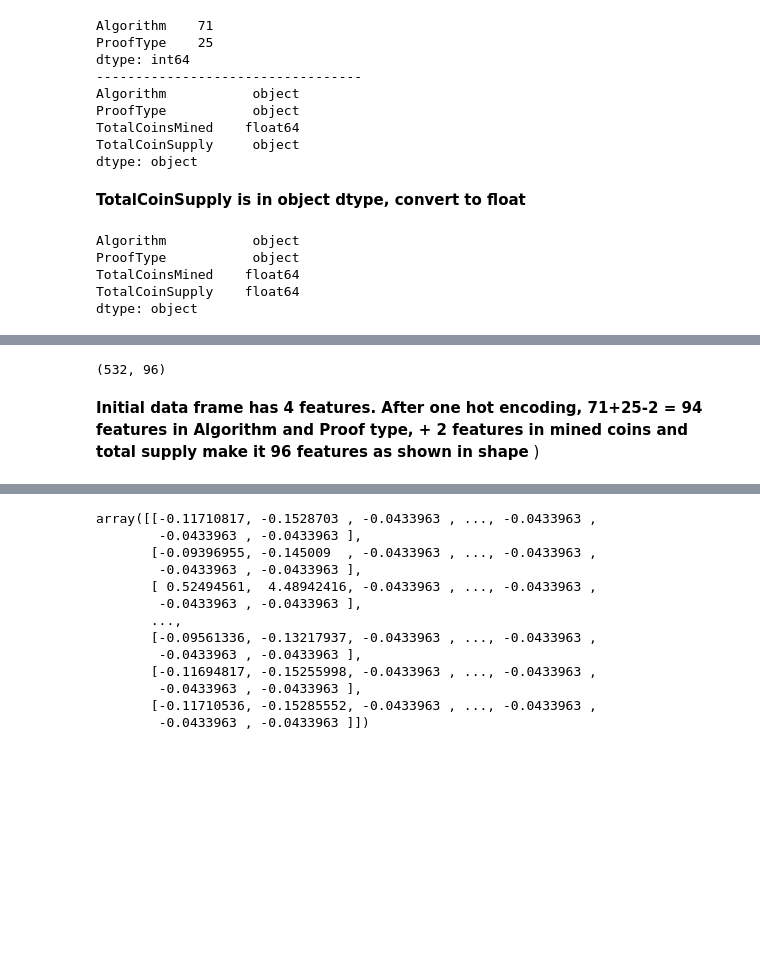
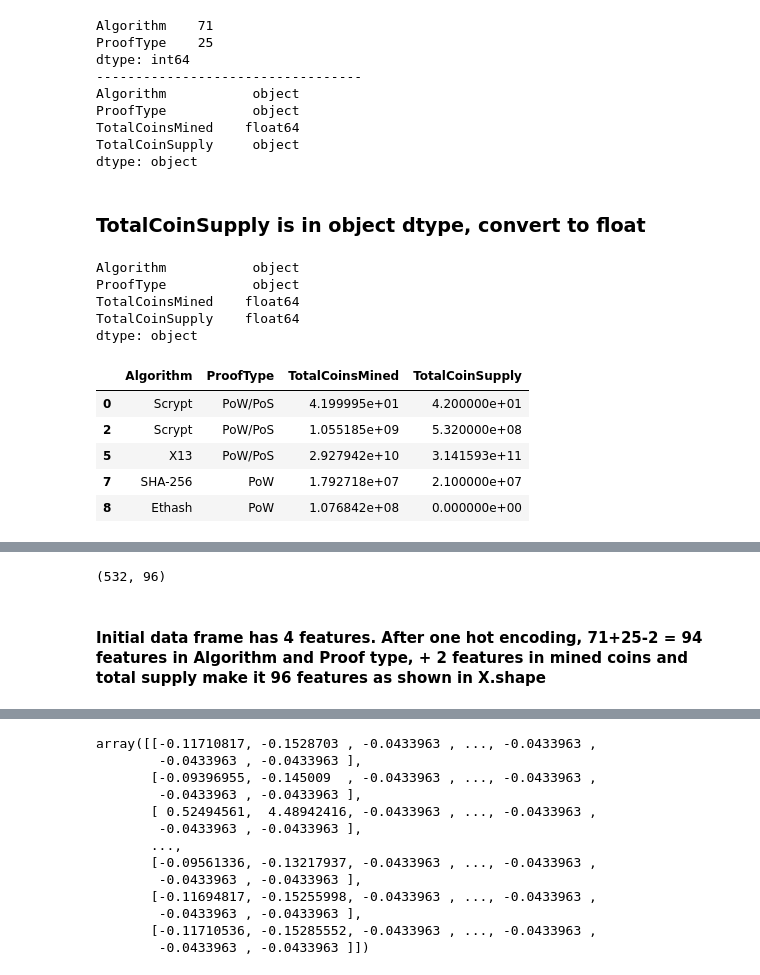
Before and after one commit to MohanPanga/Cryptocurrency_Unsupervised_Learning, a Jupyter notebook: Crypto.ipynb, the cells around one changed output, grey strips where cells are left out. Drawn from its saved outputs; the diff is of its cells as text; code cells hidden in the pictures; blank space fills up the shorter version.

```diff
--- a/Crypto.ipynb
+++ b/Crypto.ipynb
@@ -115,7 +138,7 @@ TotalCoinsMined    float64
 TotalCoinSupply     object
 dtype: object
 # %% [markdown]
-__TotalCoinSupply is in object dtype, convert to float__
+### TotalCoinSupply is in object dtype, convert to float
 # %%
 data_trading_mined['TotalCoinSupply']= data_trading_mined['TotalCoinSupply'].astype('float')
 data_trading_mined.dtypes
@@ -125,6 +148,15 @@ ProofType           object
 TotalCoinsMined    float64
 TotalCoinSupply    float64
 dtype: object
+# %%
+data_trading_mined.head()
+# %% [output]
+|  | Algorithm | ProofType | TotalCoinsMined | TotalCoinSupply |
+| 0 | Scrypt | PoW/PoS | 4.199995e+01 | 4.200000e+01 |
+| 2 | Scrypt | PoW/PoS | 1.055185e+09 | 5.320000e+08 |
+| 5 | X13 | PoW/PoS | 2.927942e+10 | 3.141593e+11 |
+| 7 | SHA-256 | PoW | 1.792718e+07 | 2.100000e+07 |
+| 8 | Ethash | PoW | 1.076842e+08 | 0.000000e+00 |
 # %%
 X = pd.get_dummies(data_trading_mined, drop_first=True)
 X
@@ -147,7 +179,7 @@ X.shape
 # %% [output]
 (532, 96)
 # %% [markdown]
-__Initial data frame has 4 features. After one hot encoding, 71+25-2 = 94 features in Algorithm and Proof type, + 2 features in mined coins and total supply make it 96 features as shown in shape__  )
+#### Initial data frame has 4 features. After one hot encoding, 71+25-2 = 94 features in Algorithm and Proof type, + 2 features in mined coins and total supply make it 96 features as shown in X.shape
 # %%
 from sklearn.preprocessing import StandardScaler
 # %%
```
Also changed, not shown: parts of 13 cells of this notebook.
